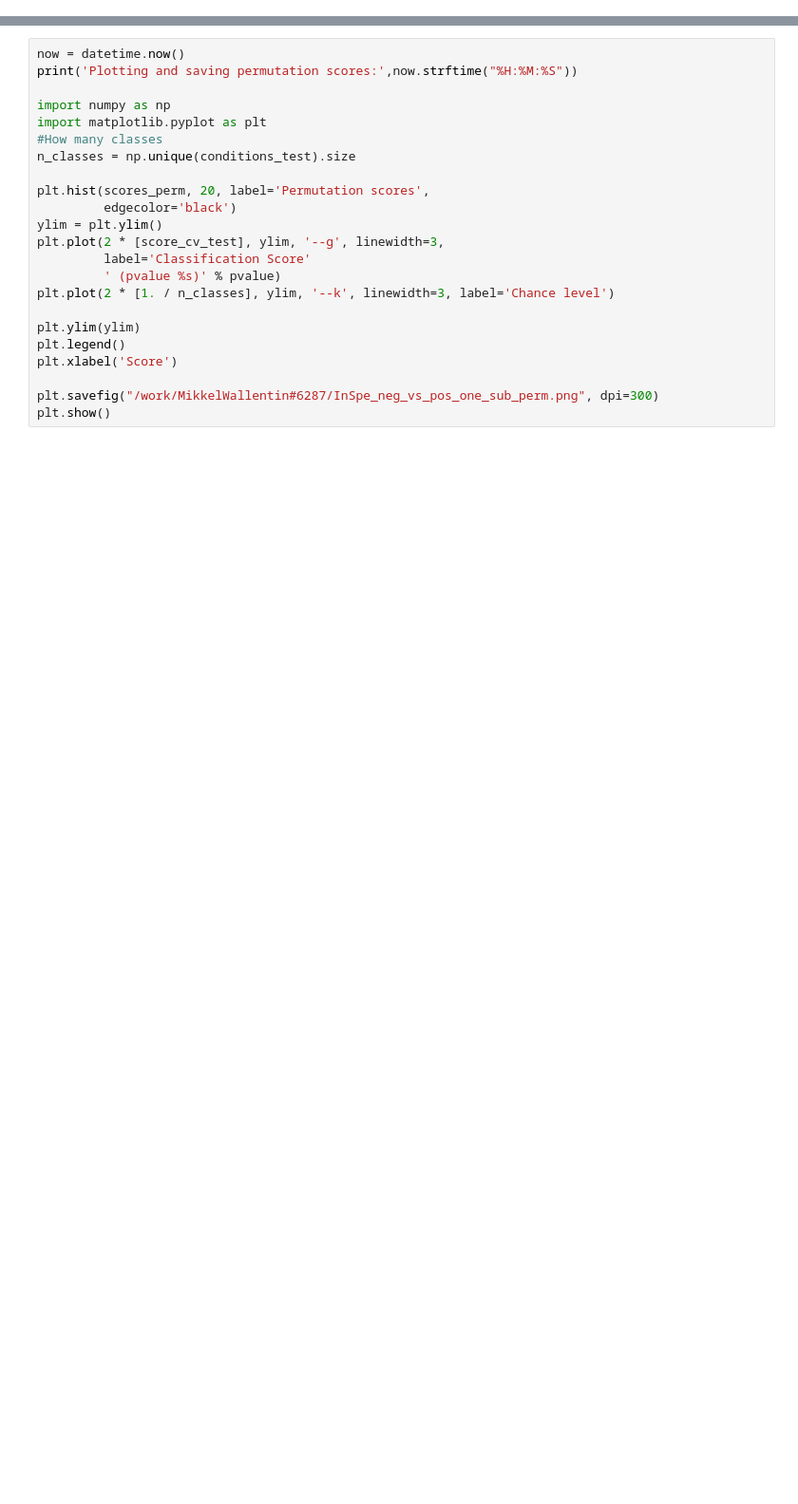
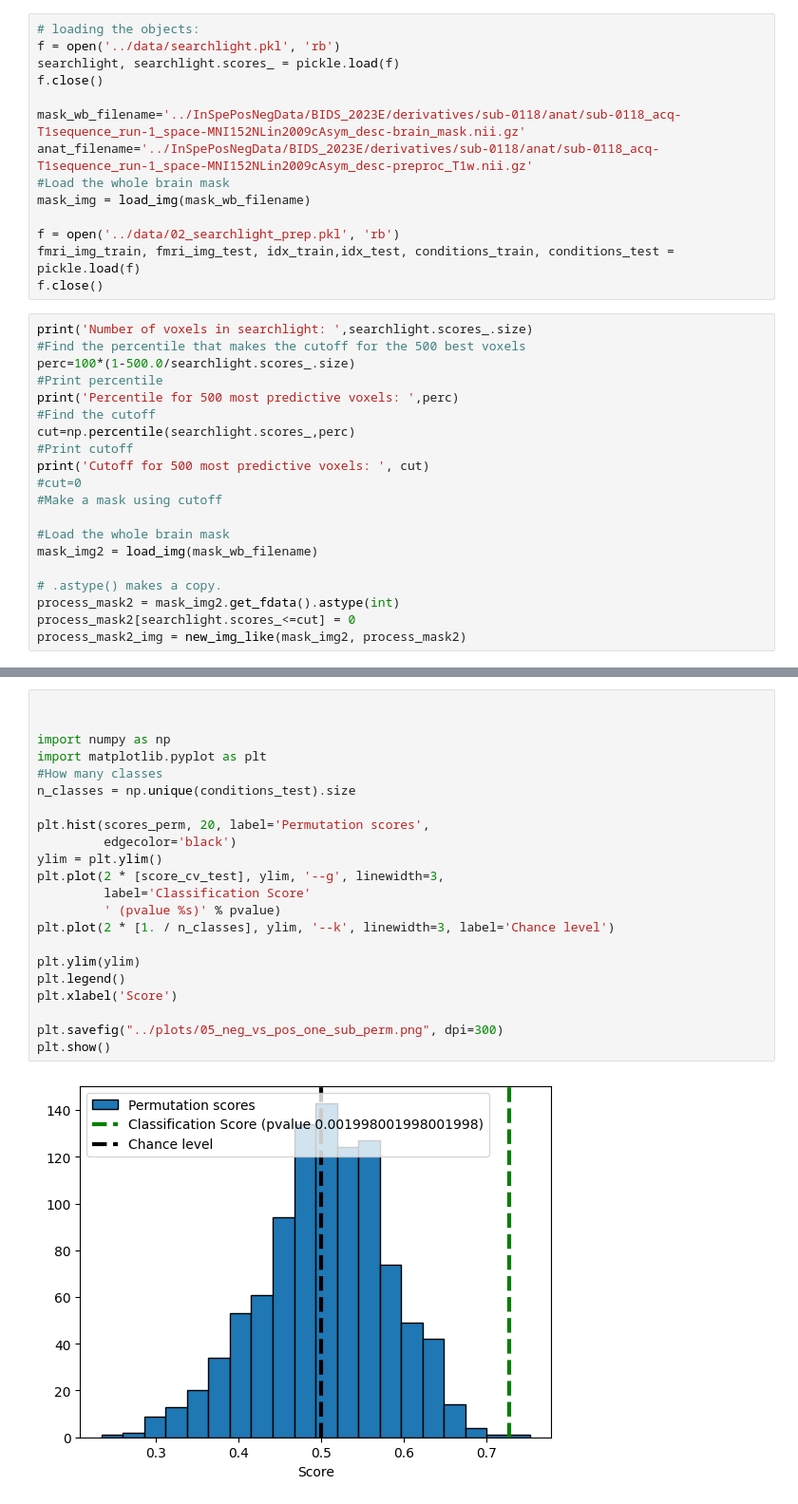
Before and after one commit to AddiH/neuro_4, a Jupyter notebook: src/05_classification.ipynb, the cells around one changed output, grey strips where cells are left out. Shown at 95% size. Drawn from its saved outputs; the diff is of its cells as text; blank space fills up the shorter version.

```diff
--- a/src/05_classification.ipynb
+++ b/src/05_classification.ipynb
@@ -0,0 +14,34 @@
+# %%
+# loading the objects:
+f = open('../data/searchlight.pkl', 'rb')
+searchlight, searchlight.scores_ = pickle.load(f)
+f.close()
+
+mask_wb_filename='../InSpePosNegData/BIDS_2023E/derivatives/sub-0118/anat/sub-0118_acq-T1sequence_run-1_space-MNI152NLin2009cAsym_desc-brain_mask.nii.gz'
+anat_filename='../InSpePosNegData/BIDS_2023E/derivatives/sub-0118/anat/sub-0118_acq-T1sequence_run-1_space-MNI152NLin2009cAsym_desc-preproc_T1w.nii.gz'
+#Load the whole brain mask
+mask_img = load_img(mask_wb_filename)
+
+f = open('../data/02_searchlight_prep.pkl', 'rb')
+fmri_img_train, fmri_img_test, idx_train,idx_test, conditions_train, conditions_test = pickle.load(f)
+f.close()
+# %%
+print('Number of voxels in searchlight: ',searchlight.scores_.size)
+#Find the percentile that makes the cutoff for the 500 best voxels
+perc=100*(1-500.0/searchlight.scores_.size)
+#Print percentile
+print('Percentile for 500 most predictive voxels: ',perc)
+#Find the cutoff
+cut=np.percentile(searchlight.scores_,perc)
+#Print cutoff
+print('Cutoff for 500 most predictive voxels: ', cut)
+#cut=0
+#Make a mask using cutoff
+
+#Load the whole brain mask
+mask_img2 = load_img(mask_wb_filename)
+
+# .astype() makes a copy.
+process_mask2 = mask_img2.get_fdata().astype(int)
+process_mask2[searchlight.scores_<=cut] = 0
+process_mask2_img = new_img_like(mask_img2, process_mask2)
@@ -32,23 +96,24 @@ f.close()
 # %%
-now = datetime.now()
-print('Plotting and saving permutation scores:',now.strftime("%H:%M:%S"))
+
 
 import numpy as np
 import matplotlib.pyplot as plt
 #How many classes
 n_classes = np.unique(conditions_test).size
 
 plt.hist(scores_perm, 20, label='Permutation scores',
          edgecolor='black')
 ylim = plt.ylim()
 plt.plot(2 * [score_cv_test], ylim, '--g', linewidth=3,
          label='Classification Score'
          ' (pvalue %s)' % pvalue)
 plt.plot(2 * [1. / n_classes], ylim, '--k', linewidth=3, label='Chance level')
 
 plt.ylim(ylim)
 plt.legend()
 plt.xlabel('Score')
 
-plt.savefig("/work/MikkelWallentin#6287/InSpe_neg_vs_pos_one_sub_perm.png", dpi=300)
+plt.savefig("../plots/05_neg_vs_pos_one_sub_perm.png", dpi=300)
 plt.show()
+# %% [output]
+[figure, added]
```
Also changed, not shown: parts of 6 cells of this notebook, 2 other files.
